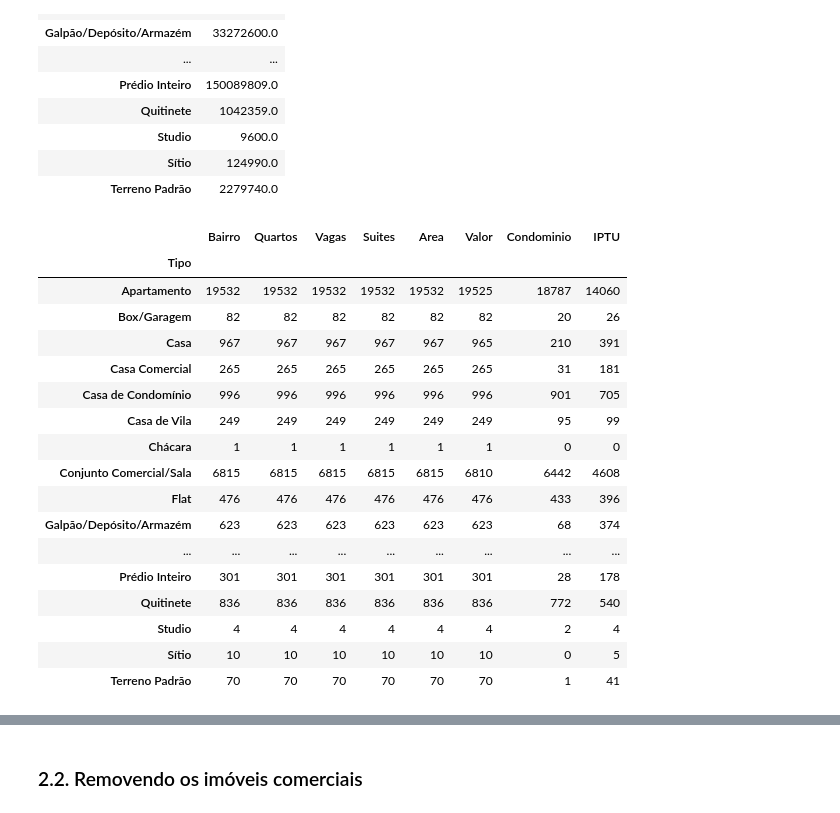
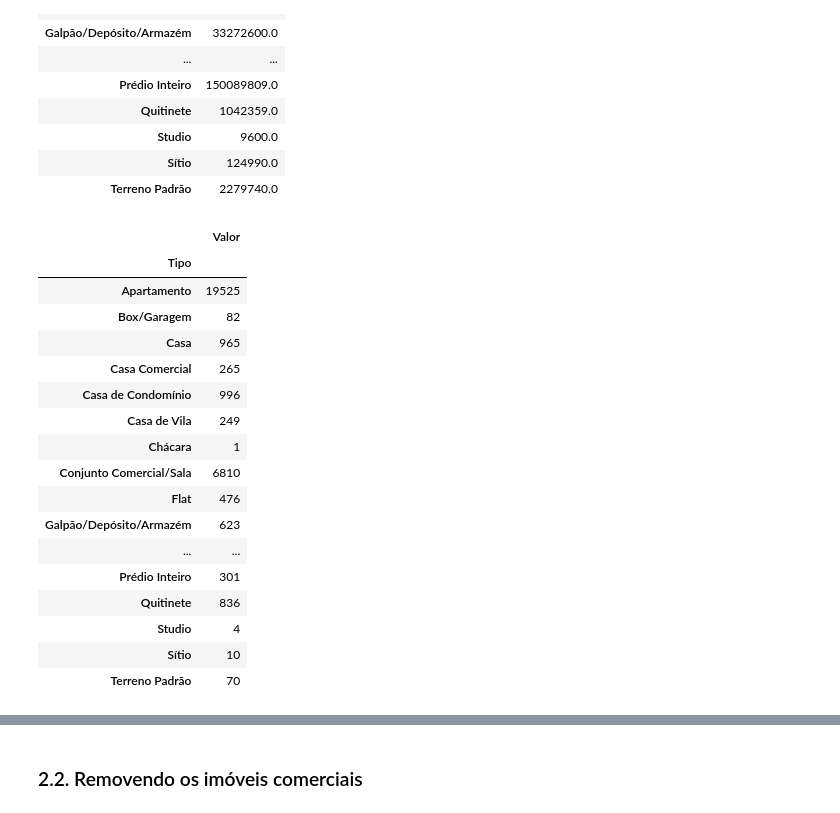
Before and after one commit to KaelDucatti/estudos-ds, a Jupyter notebook: python_for_ds/04_pandas_start/notebook_inicial.ipynb, the cells around one changed output, grey strips where cells are left out. Saved outputs shown, nothing was run; the diff lists cells and outputs as text; code cells hidden in the pictures.

```diff
--- a/python_for_ds/04_pandas_start/notebook_inicial.ipynb
+++ b/python_for_ds/04_pandas_start/notebook_inicial.ipynb
@@ -188,23 +191,23 @@ tipo_valor.groupby('Tipo').sum()
 | Terreno Padrão | 2279740.0 |
 # %%
 # Agrupando valores por tipo e calculando o número de reptições por agrupamento
-df.groupby('Tipo').count()
+df.groupby('Tipo')[['Valor']].count()
 # %% [output]
-|  | Bairro | Quartos | Vagas | Suites | Area | Valor | Condominio | IPTU |
-| Tipo |  |  |  |  |  |  |  |  |
-| Apartamento | 19532 | 19532 | 19532 | 19532 | 19532 | 19525 | 18787 | 14060 |
-| Box/Garagem | 82 | 82 | 82 | 82 | 82 | 82 | 20 | 26 |
-| Casa | 967 | 967 | 967 | 967 | 967 | 965 | 210 | 391 |
-| Casa Comercial | 265 | 265 | 265 | 265 | 265 | 265 | 31 | 181 |
-| Casa de Condomínio | 996 | 996 | 996 | 996 | 996 | 996 | 901 | 705 |
-| Casa de Vila | 249 | 249 | 249 | 249 | 249 | 249 | 95 | 99 |
-| Chácara | 1 | 1 | 1 | 1 | 1 | 1 | 0 | 0 |
-| Conjunto Comercial/Sala | 6815 | 6815 | 6815 | 6815 | 6815 | 6810 | 6442 | 4608 |
-| Flat | 476 | 476 | 476 | 476 | 476 | 476 | 433 | 396 |
-| Galpão/Depósito/Armazém | 623 | 623 | 623 | 623 | 623 | 623 | 68 | 374 |
-| ... | ... | ... | ... | ... | ... | ... | ... | ... |
-| Prédio Inteiro | 301 | 301 | 301 | 301 | 301 | 301 | 28 | 178 |
-| Quitinete | 836 | 836 | 836 | 836 | 836 | 836 | 772 | 540 |
-| Studio | 4 | 4 | 4 | 4 | 4 | 4 | 2 | 4 |
-| Sítio | 10 | 10 | 10 | 10 | 10 | 10 | 0 | 5 |
-| Terreno Padrão | 70 | 70 | 70 | 70 | 70 | 70 | 1 | 41 |
+|  | Valor |
+| Tipo |  |
+| Apartamento | 19525 |
+| Box/Garagem | 82 |
+| Casa | 965 |
+| Casa Comercial | 265 |
+| Casa de Condomínio | 996 |
+| Casa de Vila | 249 |
+| Chácara | 1 |
+| Conjunto Comercial/Sala | 6810 |
+| Flat | 476 |
+| Galpão/Depósito/Armazém | 623 |
+| ... | ... |
+| Prédio Inteiro | 301 |
+| Quitinete | 836 |
+| Studio | 4 |
+| Sítio | 10 |
+| Terreno Padrão | 70 |
```
Also changed, not shown: parts of 11 cells of this notebook.
